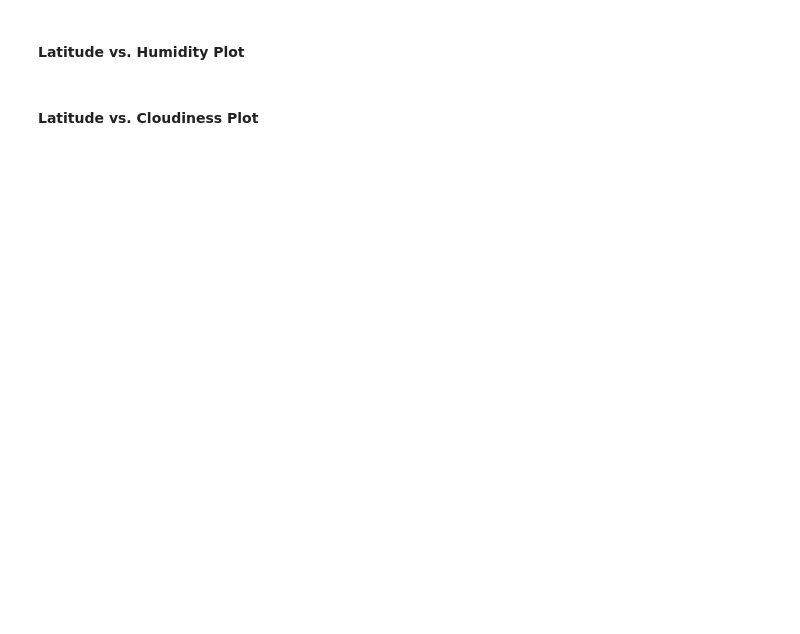
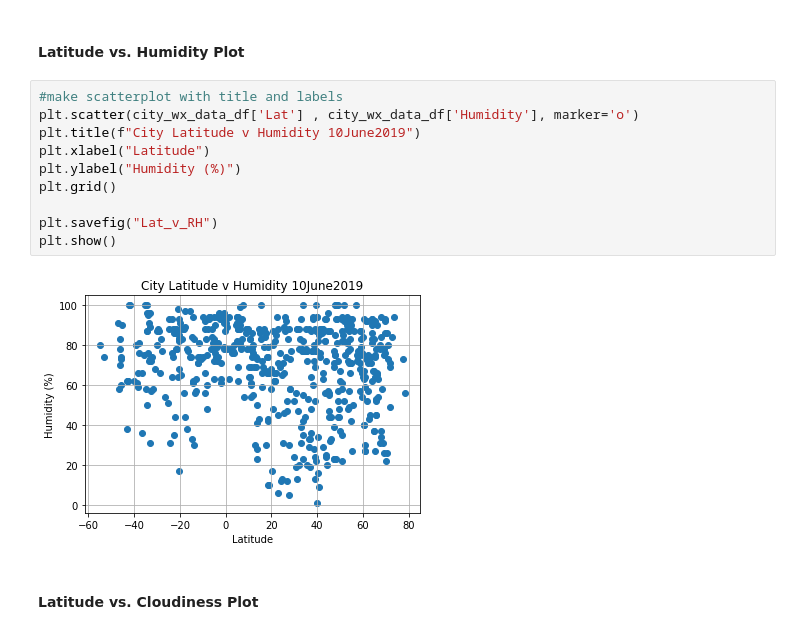
Before and after one commit to Spolk4/API, a Jupyter notebook: Instructions/starter_code/WeatherPy.ipynb, the cells around one changed output. Saved outputs shown, nothing was run; the diff lists cells and outputs as text; blank space fills up the shorter version.

```diff
--- a/Instructions/starter_code/WeatherPy.ipynb
+++ b/Instructions/starter_code/WeatherPy.ipynb
@@ -119,4 +168,16 @@ Processing 611 | honningsvag
 # %% [markdown]
 #### Latitude vs. Humidity Plot
+# %%
+#make scatterplot with title and labels
+plt.scatter(city_wx_data_df['Lat'] , city_wx_data_df['Humidity'], marker='o')
+plt.title(f"City Latitude v Humidity 10June2019")
+plt.xlabel("Latitude")
+plt.ylabel("Humidity (%)")
+plt.grid()
+
+plt.savefig("Lat_v_RH")
+plt.show()
+# %% [output]
+[figure, added]
 # %% [markdown]
 #### Latitude vs. Cloudiness Plot
```
Also changed, not shown: parts of 10 cells of this notebook, 7 other files.
